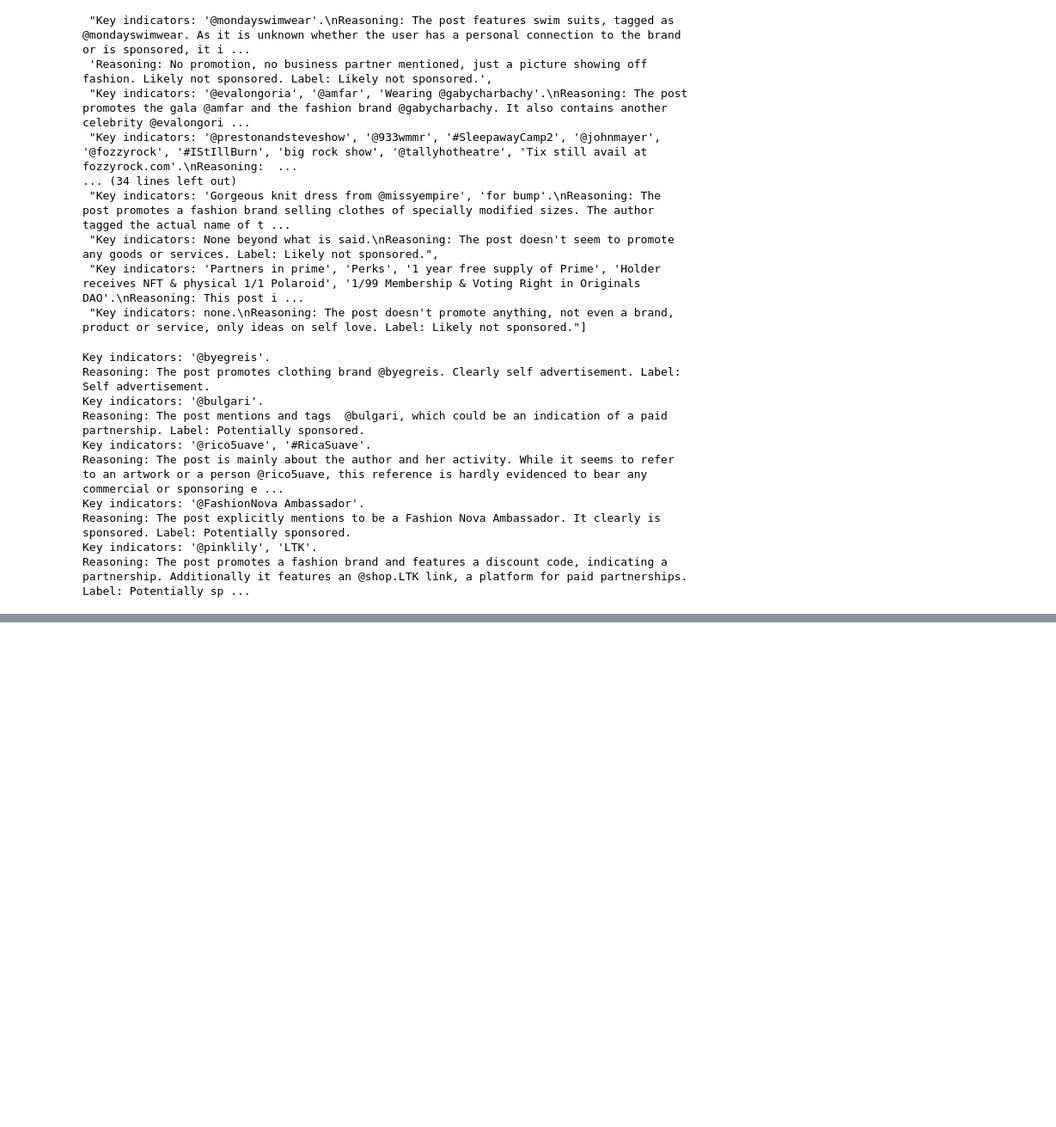
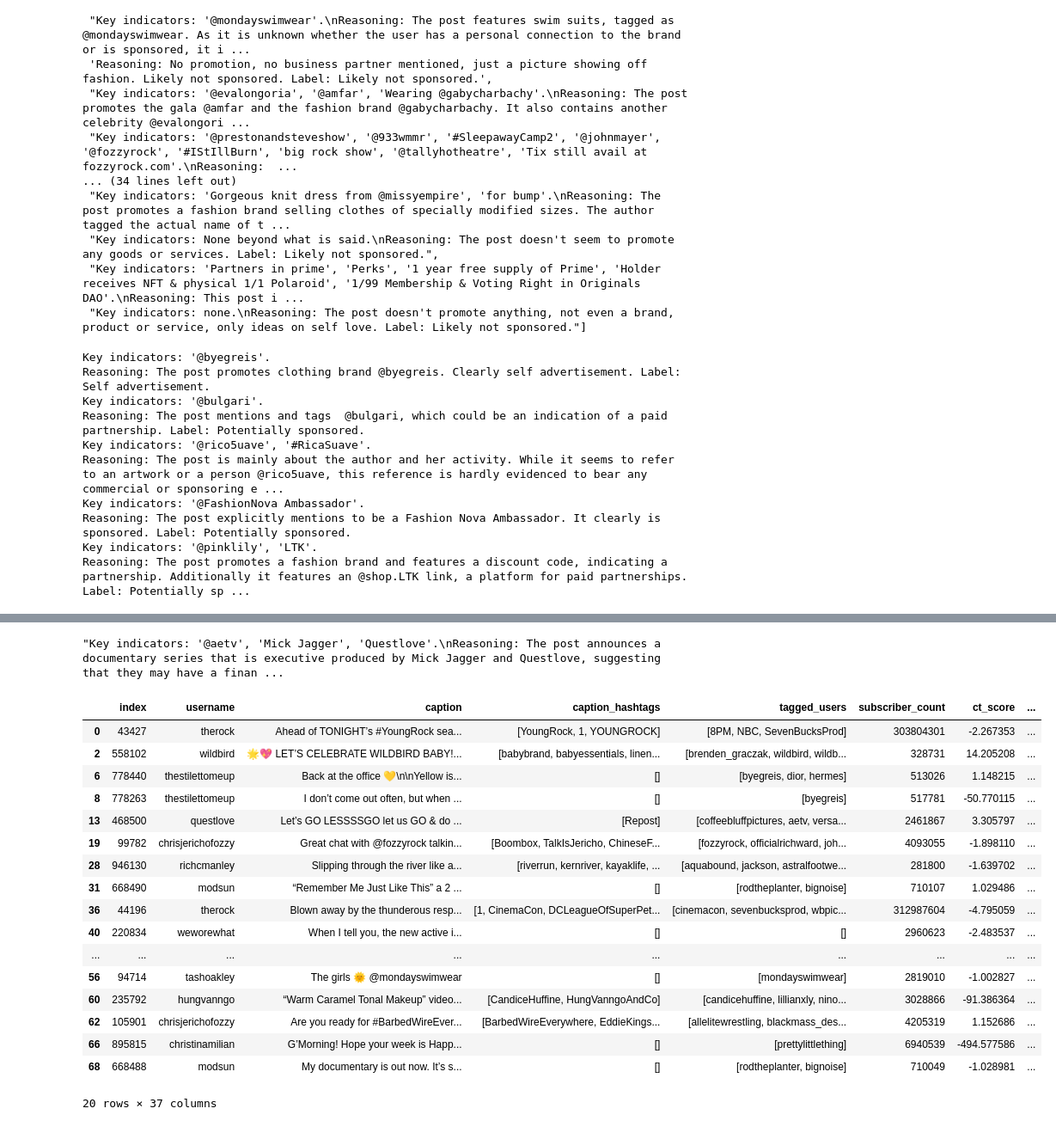
Before and after one commit to stefanhuber1510/enforcing-the-digital-services-act, a Jupyter notebook: 7-Self-Labelled-Data/exploring-disagreement.ipynb, the cells around one changed output, grey strips where cells are left out. Shown: that part at 86% size. Saved outputs shown, nothing was run; the diff lists cells and outputs as text; code cells hidden in the pictures; blank space fills up the shorter version.

```diff
--- a/7-Self-Labelled-Data/exploring-disagreement.ipynb
+++ b/7-Self-Labelled-Data/exploring-disagreement.ipynb
@@ -222,0 +225,25 @@ df = pd.read_pickle("../7-Self-Labelled-Data/data/annotated_val_explantions_gpt3
+# %%
+import pandas as pd
+df=pd.read_pickle("data/annotated_test_explantions_gpt3.pkl")
+# %%
+gpt_labels = pd.Series([True if ((prediction.endswith('ly sponsored.')) or
+                                 (prediction.endswith('ly sponsored')) or
+                                 (prediction.endswith("ly sponsored'.")) or
+                                 (prediction.endswith('ly Sponsored.')) or
+                                 (prediction.endswith(": Sponsored."))) else False if (
+                                 (prediction.endswith('not sponsored.')) or
+                                 (prediction.endswith('not sponsored'))) else False if (
+                                 (prediction.endswith('biguous.')) or
+                                 (prediction.endswith('biguous'))) else False if (
+                                 (prediction.endswith('elf advertisement.')) or
+                                 (prediction.endswith('elf Advertisement.')) or
+                                 (prediction.endswith('isement).')) or
+                                 (prediction.endswith('nal promotion).')) or
+
+                                 (prediction.endswith('elf advertisement'))) else prediction
+                                 for prediction in df["explanations-gpt3"]])
+# %%
+df.reset_index(inplace=True)
+df['gpt_label'] = gpt_labels
+# %%
+disagreements = df[df["gpt_label"] != df["label"]]
@@ -222,0 +252,25 @@ df = pd.read_pickle("../7-Self-Labelled-Data/data/annotated_val_explantions_gpt3
+# %%
+disagreements["explanations-gpt3"].iloc[4]
+# %% [output]
+"Key indicators: '@aetv', 'Mick Jagger', 'Questlove'.\nReasoning: The post announces a documentary series that is executive produced by Mick Jagger and Questlove, suggesting that they may have a finan ...
+# %%
+disagreements.head(20)
+# %% [output]
+|  | index | username | caption | caption_hashtags | tagged_users | subscriber_count | ct_score | ... |
+| 0 | 43427 | therock | Ahead of TONIGHT’s #YoungRock sea... | [YoungRock, 1, YOUNGROCK] | [8PM, NBC, SevenBucksProd] | 303804301 | -2.267353 | ... |
+| 2 | 558102 | wildbird | 🌟💖 LET’S CELEBRATE WILDBIRD BABY!... | [babybrand, babyessentials, linen... | [brenden_graczak, wildbird, wildb... | 328731 | 14.205208 | ... |
+| 6 | 778440 | thestilettomeup | Back at the office 💛\n\nYellow is... | [] | [byegreis, dior, hermes] | 513026 | 1.148215 | ... |
+| 8 | 778263 | thestilettomeup | I don’t come out often, but when ... | [] | [byegreis] | 517781 | -50.770115 | ... |
+| 13 | 468500 | questlove | Let’s GO LESSSSGO let us GO & do ... | [Repost] | [coffeebluffpictures, aetv, versa... | 2461867 | 3.305797 | ... |
+| 19 | 99782 | chrisjerichofozzy | Great chat with @fozzyrock talkin... | [Boombox, TalkIsJericho, ChineseF... | [fozzyrock, officialrichward, joh... | 4093055 | -1.898110 | ... |
+| 28 | 946130 | richcmanley | Slipping through the river like a... | [riverrun, kernriver, kayaklife, ... | [aquabound, jackson, astralfootwe... | 281800 | -1.639702 | ... |
+| 31 | 668490 | modsun | “Remember Me Just Like This” a 2 ... | [] | [rodtheplanter, bignoise] | 710107 | 1.029486 | ... |
+| 36 | 44196 | therock | Blown away by the thunderous resp... | [1, CinemaCon, DCLeagueOfSuperPet... | [cinemacon, sevenbucksprod, wbpic... | 312987604 | -4.795059 | ... |
+| 40 | 220834 | weworewhat | When I tell you, the new active i... | [] | [] | 2960623 | -2.483537 | ... |
+| ... | ... | ... | ... | ... | ... | ... | ... | ... |
+| 56 | 94714 | tashoakley | The girls 🌞 @mondayswimwear | [] | [mondayswimwear] | 2819010 | -1.002827 | ... |
+| 60 | 235792 | hungvanngo | “Warm Caramel Tonal Makeup” video... | [CandiceHuffine, HungVanngoAndCo] | [candicehuffine, lillianxly, nino... | 3028866 | -91.386364 | ... |
+| 62 | 105901 | chrisjerichofozzy | Are you ready for #BarbedWireEver... | [BarbedWireEverywhere, EddieKings... | [allelitewrestling, blackmass_des... | 4205319 | 1.152686 | ... |
+| 66 | 895815 | christinamilian | G’Morning! Hope your week is Happ... | [] | [prettylittlething] | 6940539 | -494.577586 | ... |
+| 68 | 668488 | modsun | My documentary is out now. It’s s... | [] | [rodtheplanter, bignoise] | 710049 | -1.028981 | ... |
+20 rows × 37 columns
```
Also changed, not shown: parts of 3 cells of this notebook, 4 other files.
